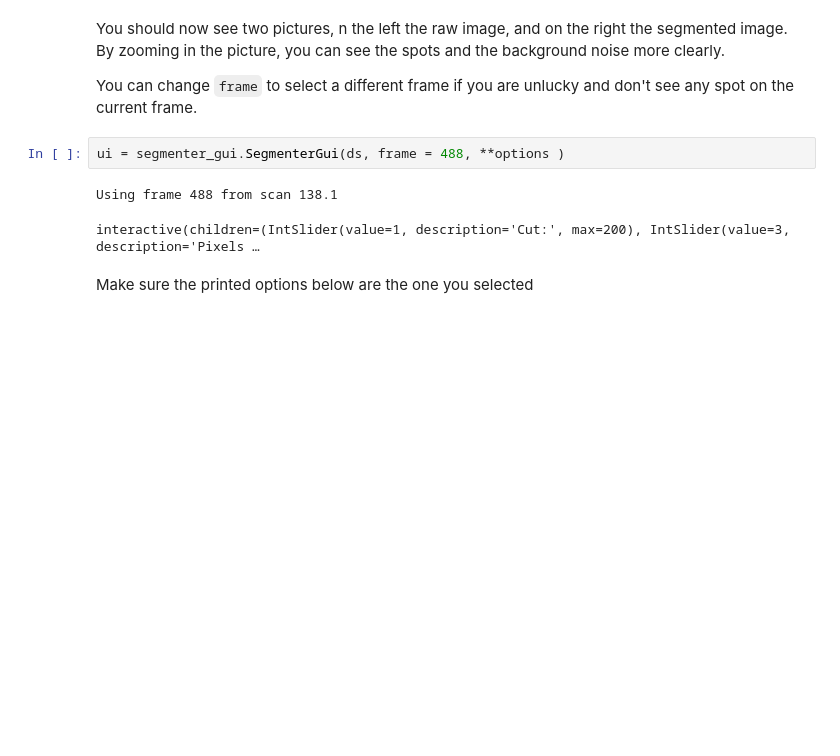
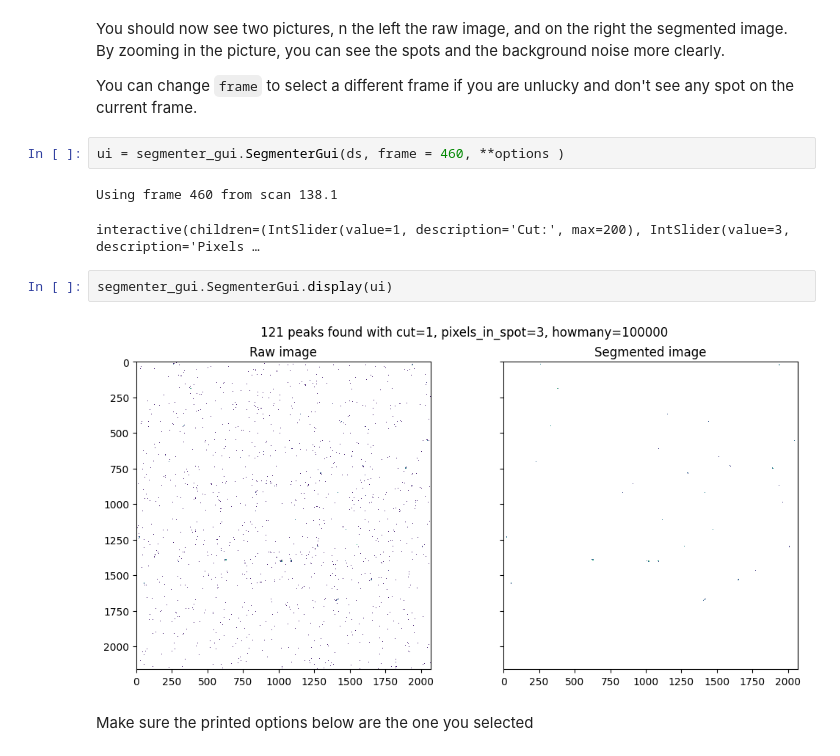
Before and after one commit to CiolJegou/Testing-S3DXRD-tuto, a Jupyter notebook: _build/jupyter_execute/0_segment_and_label.ipynb, the cells around one changed output. Cells and saved outputs as stored; diff of their text form; blank space fills up the shorter version.

```diff
--- a/_build/jupyter_execute/0_segment_and_label.ipynb
+++ b/_build/jupyter_execute/0_segment_and_label.ipynb
@@ -122,10 +126,14 @@ By zooming in the picture, you can see the spots and the background noise more c
 
 You can change `frame` to select a different frame if you are unlucky and don't see any spot on the current frame.
 # %%
-ui = segmenter_gui.SegmenterGui(ds, frame = 488, **options )
+ui = segmenter_gui.SegmenterGui(ds, frame = 460, **options )
 # %% [output]
-Using frame 488 from scan 138.1
+Using frame 460 from scan 138.1
 interactive(children=(IntSlider(value=1, description='Cut:', max=200), IntSlider(value=3, description='Pixels …
+# %%
+segmenter_gui.SegmenterGui.display(ui)
+# %% [output]
+[figure, added]
 # %% [markdown]
 Make sure the printed options below are the one you selected
 # %%
```
Also changed, not shown: parts of 1 cell of this notebook, 9 other files.
